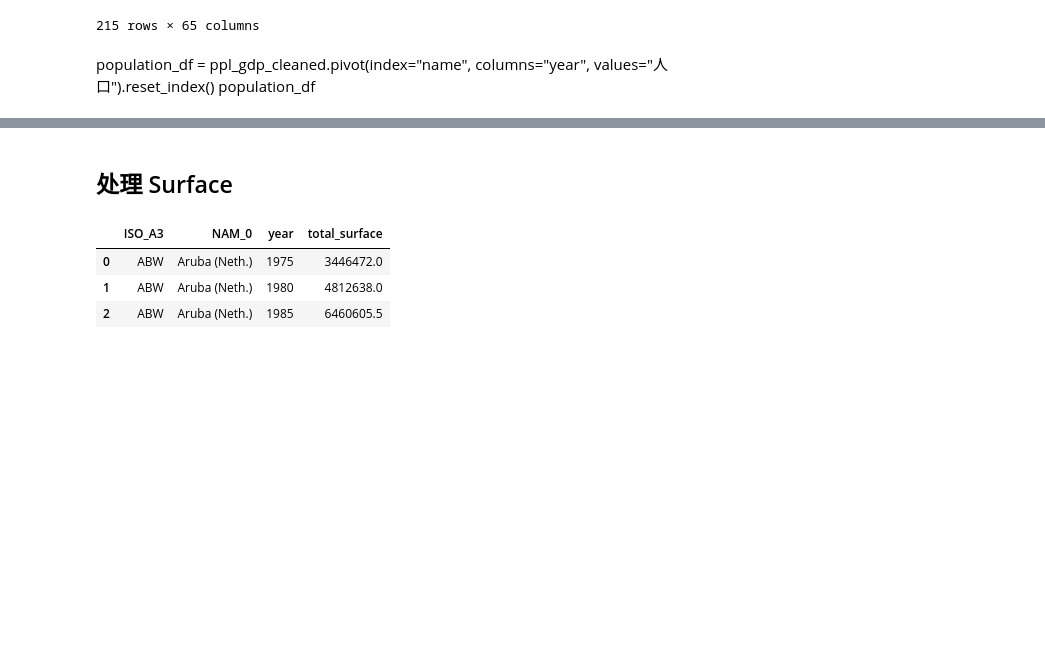
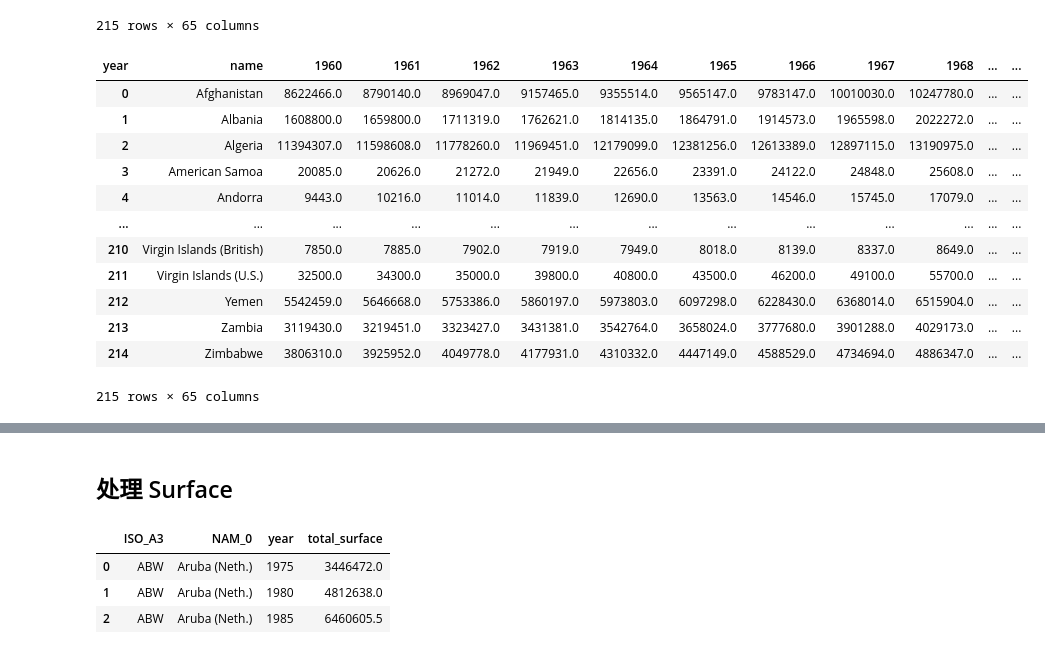
Before and after one commit to brwei01/Cement_LMDI, a Jupyter notebook: data_preprocessing.ipynb, the cells around one changed output, grey strips where cells are left out. Drawn from its saved outputs; the diff is of its cells as text; code cells hidden in the pictures; blank space fills up the shorter version.

```diff
--- a/data_preprocessing.ipynb
+++ b/data_preprocessing.ipynb
@@ -76,6 +85,20 @@ gdp_df
 | 213 | Zambia | 7.130000e+08 | 6.962857e+08 | 6.931429e+08 | 7.187143e+08 | 8.394286e+08 | 1.082857e+09 | 1.264286e+09 | 1.368000e+09 | 1.605857e+09 | ... | ... |
 | 214 | Zimbabwe | 1.052990e+09 | 1.096647e+09 | 1.117602e+09 | 1.159512e+09 | 1.217138e+09 | 1.311436e+09 | 1.281750e+09 | 1.397002e+09 | 1.479600e+09 | ... | ... |
 215 rows × 65 columns
-# %% [markdown]
-population_df = ppl_gdp_cleaned.pivot(index="name", columns="year", values="人口").reset_index()
-population_df
+# %%
+ppl_df = ppl_gdp_cleaned.pivot(index="name", columns="year", values="人口").reset_index()
+ppl_df
+# %% [output]
+| year | name | 1960 | 1961 | 1962 | 1963 | 1964 | 1965 | 1966 | 1967 | 1968 | ... | ... |
+| 0 | Afghanistan | 8622466.0 | 8790140.0 | 8969047.0 | 9157465.0 | 9355514.0 | 9565147.0 | 9783147.0 | 10010030.0 | 10247780.0 | ... | ... |
+| 1 | Albania | 1608800.0 | 1659800.0 | 1711319.0 | 1762621.0 | 1814135.0 | 1864791.0 | 1914573.0 | 1965598.0 | 2022272.0 | ... | ... |
+| 2 | Algeria | 11394307.0 | 11598608.0 | 11778260.0 | 11969451.0 | 12179099.0 | 12381256.0 | 12613389.0 | 12897115.0 | 13190975.0 | ... | ... |
+| 3 | American Samoa | 20085.0 | 20626.0 | 21272.0 | 21949.0 | 22656.0 | 23391.0 | 24122.0 | 24848.0 | 25608.0 | ... | ... |
+| 4 | Andorra | 9443.0 | 10216.0 | 11014.0 | 11839.0 | 12690.0 | 13563.0 | 14546.0 | 15745.0 | 17079.0 | ... | ... |
+| ... | ... | ... | ... | ... | ... | ... | ... | ... | ... | ... | ... | ... |
+| 210 | Virgin Islands (British) | 7850.0 | 7885.0 | 7902.0 | 7919.0 | 7949.0 | 8018.0 | 8139.0 | 8337.0 | 8649.0 | ... | ... |
+| 211 | Virgin Islands (U.S.) | 32500.0 | 34300.0 | 35000.0 | 39800.0 | 40800.0 | 43500.0 | 46200.0 | 49100.0 | 55700.0 | ... | ... |
+| 212 | Yemen | 5542459.0 | 5646668.0 | 5753386.0 | 5860197.0 | 5973803.0 | 6097298.0 | 6228430.0 | 6368014.0 | 6515904.0 | ... | ... |
+| 213 | Zambia | 3119430.0 | 3219451.0 | 3323427.0 | 3431381.0 | 3542764.0 | 3658024.0 | 3777680.0 | 3901288.0 | 4029173.0 | ... | ... |
+| 214 | Zimbabwe | 3806310.0 | 3925952.0 | 4049778.0 | 4177931.0 | 4310332.0 | 4447149.0 | 4588529.0 | 4734694.0 | 4886347.0 | ... | ... |
+215 rows × 65 columns
```
Also changed, not shown: parts of 7 cells of this notebook, 17 other files.
